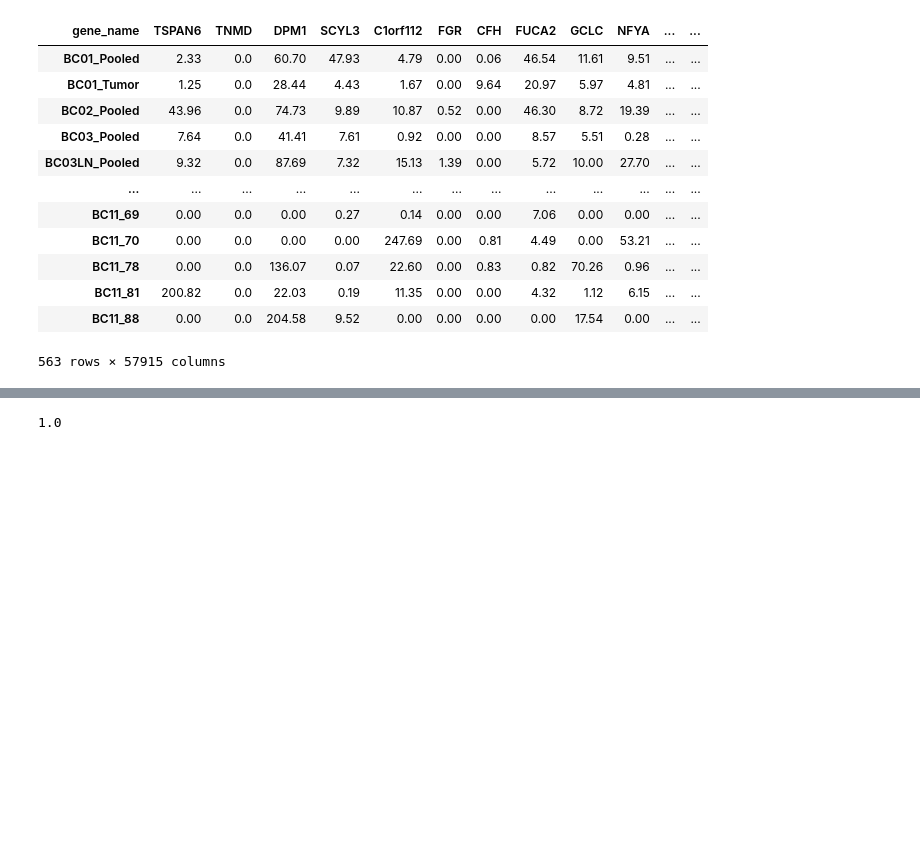
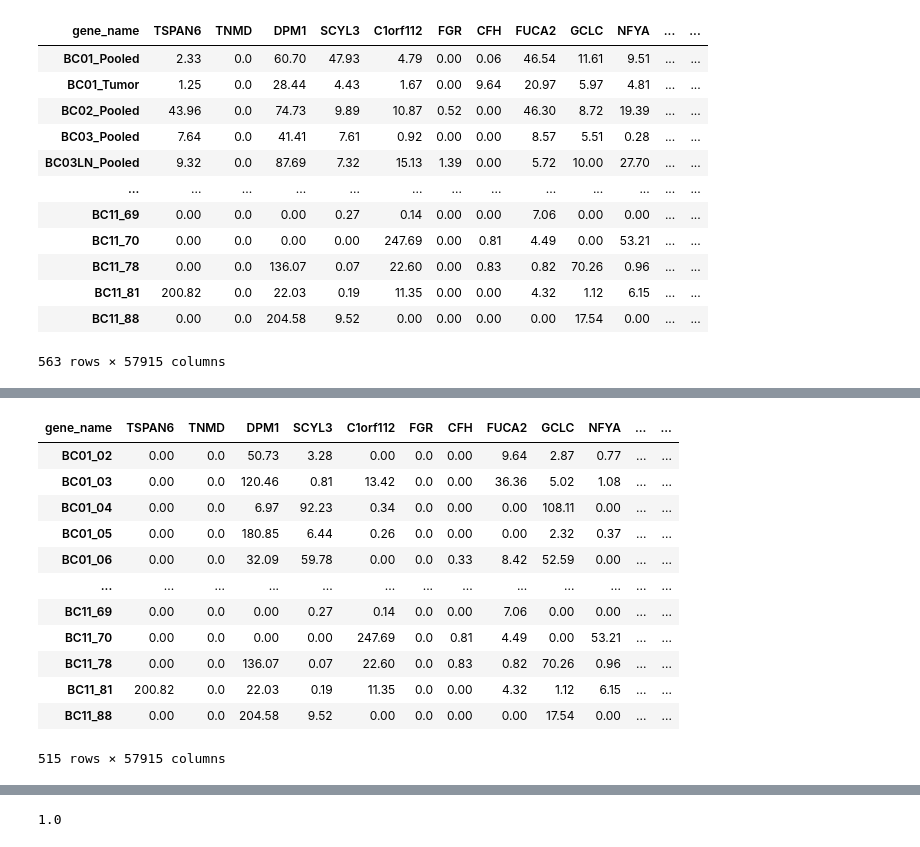
Before and after one commit to colombelli/bioinformatics-ml, a Jupyter notebook: Experiments/cross-dataset testing/rna-seq_GSE75688.ipynb, the cells around one changed output, grey strips where cells are left out. Saved outputs shown, nothing was run; the diff lists cells and outputs as text; code cells hidden in the pictures; blank space fills up the shorter version.

```diff
--- a/Experiments/cross-dataset testing/rna-seq_GSE75688.ipynb
+++ b/Experiments/cross-dataset testing/rna-seq_GSE75688.ipynb
@@ -175 +185,18 @@ df
+# %%
+df = df.drop(to_drop)
+df
+# %% [output]
+| gene_name | TSPAN6 | TNMD | DPM1 | SCYL3 | C1orf112 | FGR | CFH | FUCA2 | GCLC | NFYA | ... | ... |
+| BC01_02 | 0.00 | 0.0 | 50.73 | 3.28 | 0.00 | 0.0 | 0.00 | 9.64 | 2.87 | 0.77 | ... | ... |
+| BC01_03 | 0.00 | 0.0 | 120.46 | 0.81 | 13.42 | 0.0 | 0.00 | 36.36 | 5.02 | 1.08 | ... | ... |
+| BC01_04 | 0.00 | 0.0 | 6.97 | 92.23 | 0.34 | 0.0 | 0.00 | 0.00 | 108.11 | 0.00 | ... | ... |
+| BC01_05 | 0.00 | 0.0 | 180.85 | 6.44 | 0.26 | 0.0 | 0.00 | 0.00 | 2.32 | 0.37 | ... | ... |
+| BC01_06 | 0.00 | 0.0 | 32.09 | 59.78 | 0.00 | 0.0 | 0.33 | 8.42 | 52.59 | 0.00 | ... | ... |
+| ... | ... | ... | ... | ... | ... | ... | ... | ... | ... | ... | ... | ... |
+| BC11_69 | 0.00 | 0.0 | 0.00 | 0.27 | 0.14 | 0.0 | 0.00 | 7.06 | 0.00 | 0.00 | ... | ... |
+| BC11_70 | 0.00 | 0.0 | 0.00 | 0.00 | 247.69 | 0.0 | 0.81 | 4.49 | 0.00 | 53.21 | ... | ... |
+| BC11_78 | 0.00 | 0.0 | 136.07 | 0.07 | 22.60 | 0.0 | 0.83 | 0.82 | 70.26 | 0.96 | ... | ... |
+| BC11_81 | 200.82 | 0.0 | 22.03 | 0.19 | 11.35 | 0.0 | 0.00 | 4.32 | 1.12 | 6.15 | ... | ... |
+| BC11_88 | 0.00 | 0.0 | 204.58 | 9.52 | 0.00 | 0.0 | 0.00 | 0.00 | 17.54 | 0.00 | ... | ... |
+515 rows × 57915 columns
 # %%
```
Also changed, not shown: parts of 19 cells of this notebook, 1 other file.
